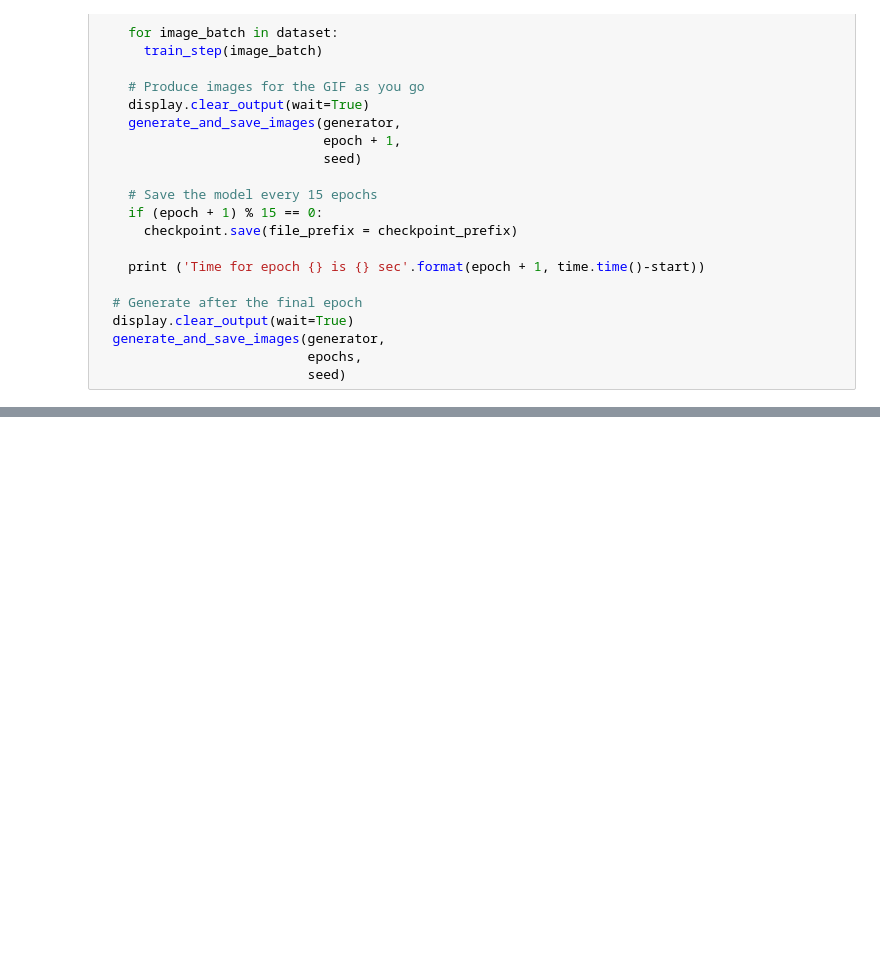
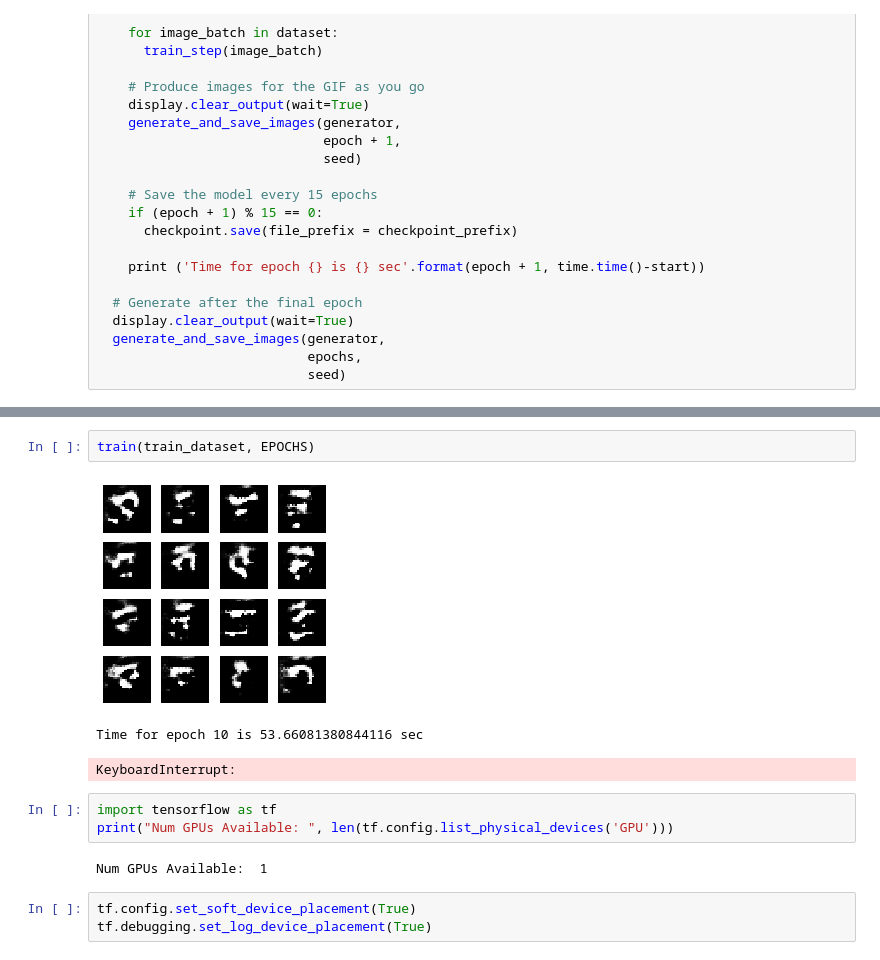
Before and after one commit to Blaxzter/Master-Thesis_GAN-level-gen, a Jupyter notebook: playground/gan_example/num_gen/tensorflow.ipynb, the cells around one changed output, grey strips where cells are left out. Saved outputs shown, nothing was run; the diff lists cells and outputs as text; blank space fills up the shorter version.

```diff
--- a/playground/gan_example/num_gen/tensorflow.ipynb
+++ b/playground/gan_example/num_gen/tensorflow.ipynb
@@ -177,0 +222,14 @@ def train(dataset, epochs):
+# %%
+train(train_dataset, EPOCHS)
+# %% [output]
+[figure, added]
+Time for epoch 10 is 53.66081380844116 sec
+KeyboardInterrupt:
+# %%
+import tensorflow as tf
+print("Num GPUs Available: ", len(tf.config.list_physical_devices('GPU')))
+# %% [output]
+Num GPUs Available:  1
+# %%
+tf.config.set_soft_device_placement(True)
+tf.debugging.set_log_device_placement(True)
```
Also changed, not shown: parts of 29 cells of this notebook, 10 other files.
